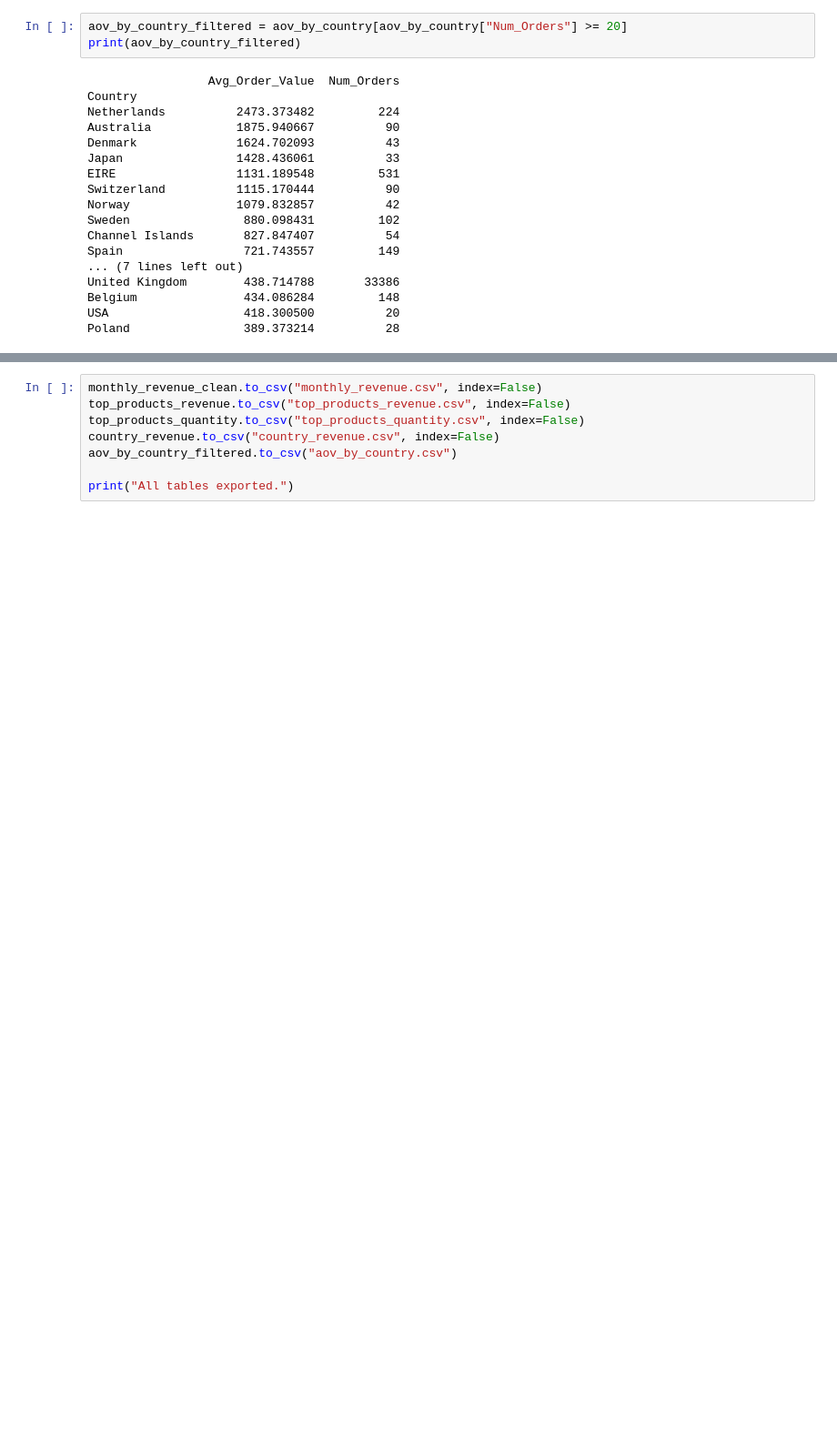
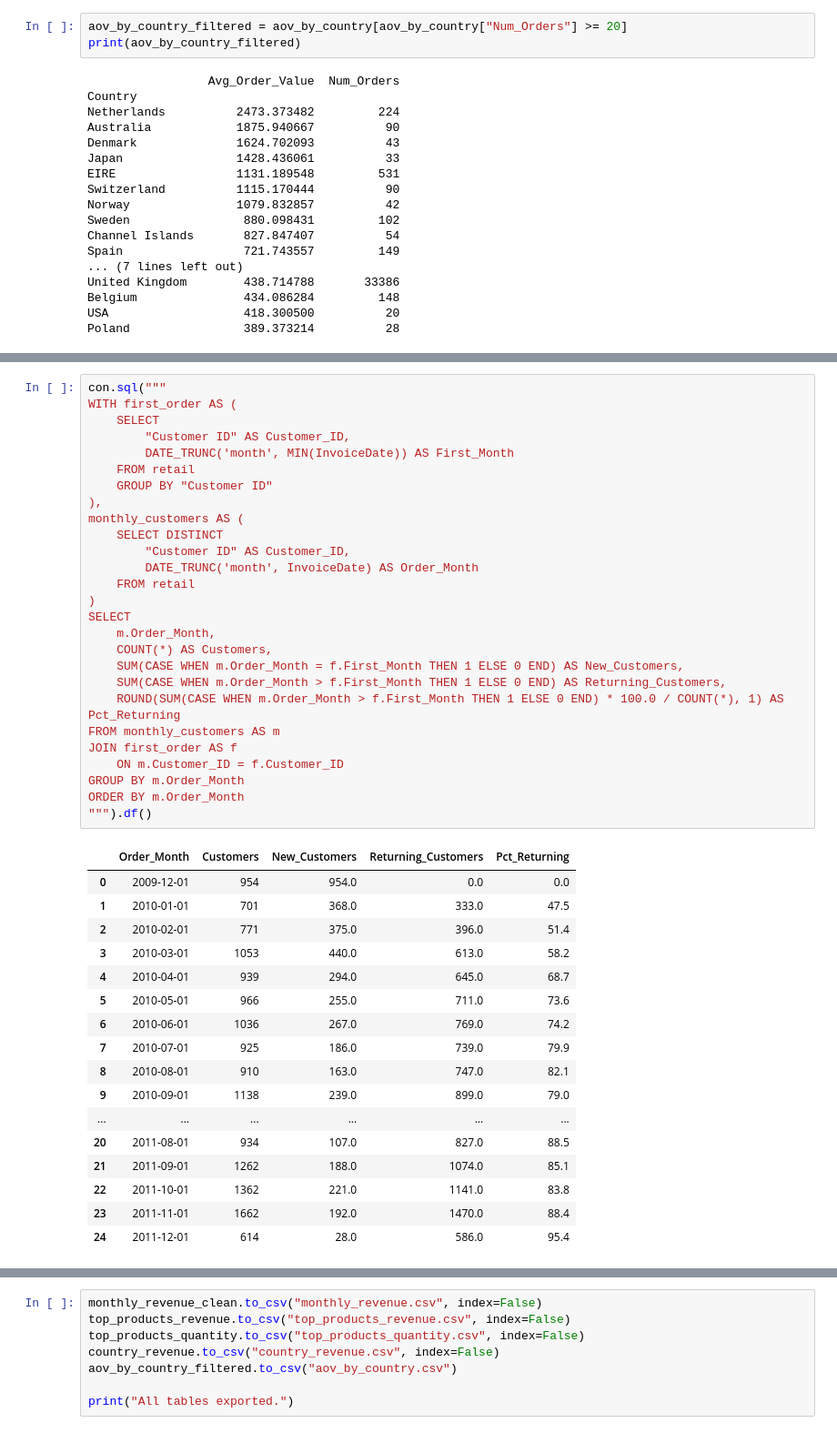
Before and after one commit to Rahulkulkarni2002/retail-sales-performance-dashboard, a Jupyter notebook: sales_kpi_analysis.ipynb, the cells around one changed output, grey strips where cells are left out. Shown at 91% size. Drawn from its saved outputs; the diff is of its cells as text; blank space fills up the shorter version.

```diff
--- a/sales_kpi_analysis.ipynb
+++ b/sales_kpi_analysis.ipynb
@@ -346,0 +582,45 @@ Poland                389.373214          28
+# %%
+con.sql("""
+WITH first_order AS (
+    SELECT
+        "Customer ID" AS Customer_ID,
+        DATE_TRUNC('month', MIN(InvoiceDate)) AS First_Month
+    FROM retail
+    GROUP BY "Customer ID"
+),
+monthly_customers AS (
+    SELECT DISTINCT
+        "Customer ID" AS Customer_ID,
+        DATE_TRUNC('month', InvoiceDate) AS Order_Month
+    FROM retail
+)
+SELECT
+    m.Order_Month,
+    COUNT(*) AS Customers,
+    SUM(CASE WHEN m.Order_Month = f.First_Month THEN 1 ELSE 0 END) AS New_Customers,
+    SUM(CASE WHEN m.Order_Month > f.First_Month THEN 1 ELSE 0 END) AS Returning_Customers,
+    ROUND(SUM(CASE WHEN m.Order_Month > f.First_Month THEN 1 ELSE 0 END) * 100.0 / COUNT(*), 1) AS Pct_Returning
+FROM monthly_customers AS m
+JOIN first_order AS f
+    ON m.Customer_ID = f.Customer_ID
+GROUP BY m.Order_Month
+ORDER BY m.Order_Month
+""").df()
+# %% [output]
+|  | Order_Month | Customers | New_Customers | Returning_Customers | Pct_Returning |
+| 0 | 2009-12-01 | 954 | 954.0 | 0.0 | 0.0 |
+| 1 | 2010-01-01 | 701 | 368.0 | 333.0 | 47.5 |
+| 2 | 2010-02-01 | 771 | 375.0 | 396.0 | 51.4 |
+| 3 | 2010-03-01 | 1053 | 440.0 | 613.0 | 58.2 |
+| 4 | 2010-04-01 | 939 | 294.0 | 645.0 | 68.7 |
+| 5 | 2010-05-01 | 966 | 255.0 | 711.0 | 73.6 |
+| 6 | 2010-06-01 | 1036 | 267.0 | 769.0 | 74.2 |
+| 7 | 2010-07-01 | 925 | 186.0 | 739.0 | 79.9 |
+| 8 | 2010-08-01 | 910 | 163.0 | 747.0 | 82.1 |
+| 9 | 2010-09-01 | 1138 | 239.0 | 899.0 | 79.0 |
+| ... | ... | ... | ... | ... | ... |
+| 20 | 2011-08-01 | 934 | 107.0 | 827.0 | 88.5 |
+| 21 | 2011-09-01 | 1262 | 188.0 | 1074.0 | 85.1 |
+| 22 | 2011-10-01 | 1362 | 221.0 | 1141.0 | 83.8 |
+| 23 | 2011-11-01 | 1662 | 192.0 | 1470.0 | 88.4 |
+| 24 | 2011-12-01 | 614 | 28.0 | 586.0 | 95.4 |
```
Also changed, not shown: parts of 33 cells of this notebook, 3 other files.
